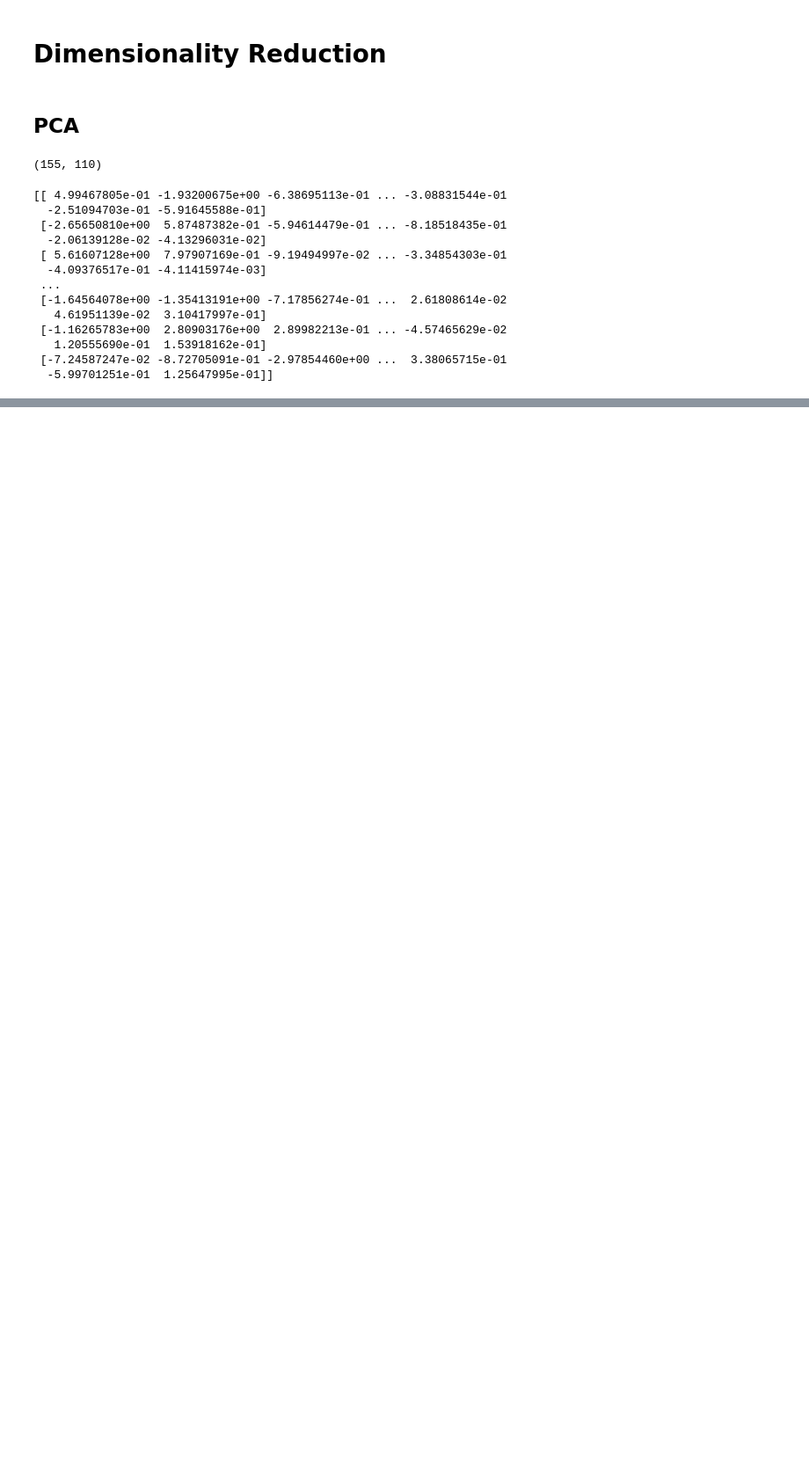
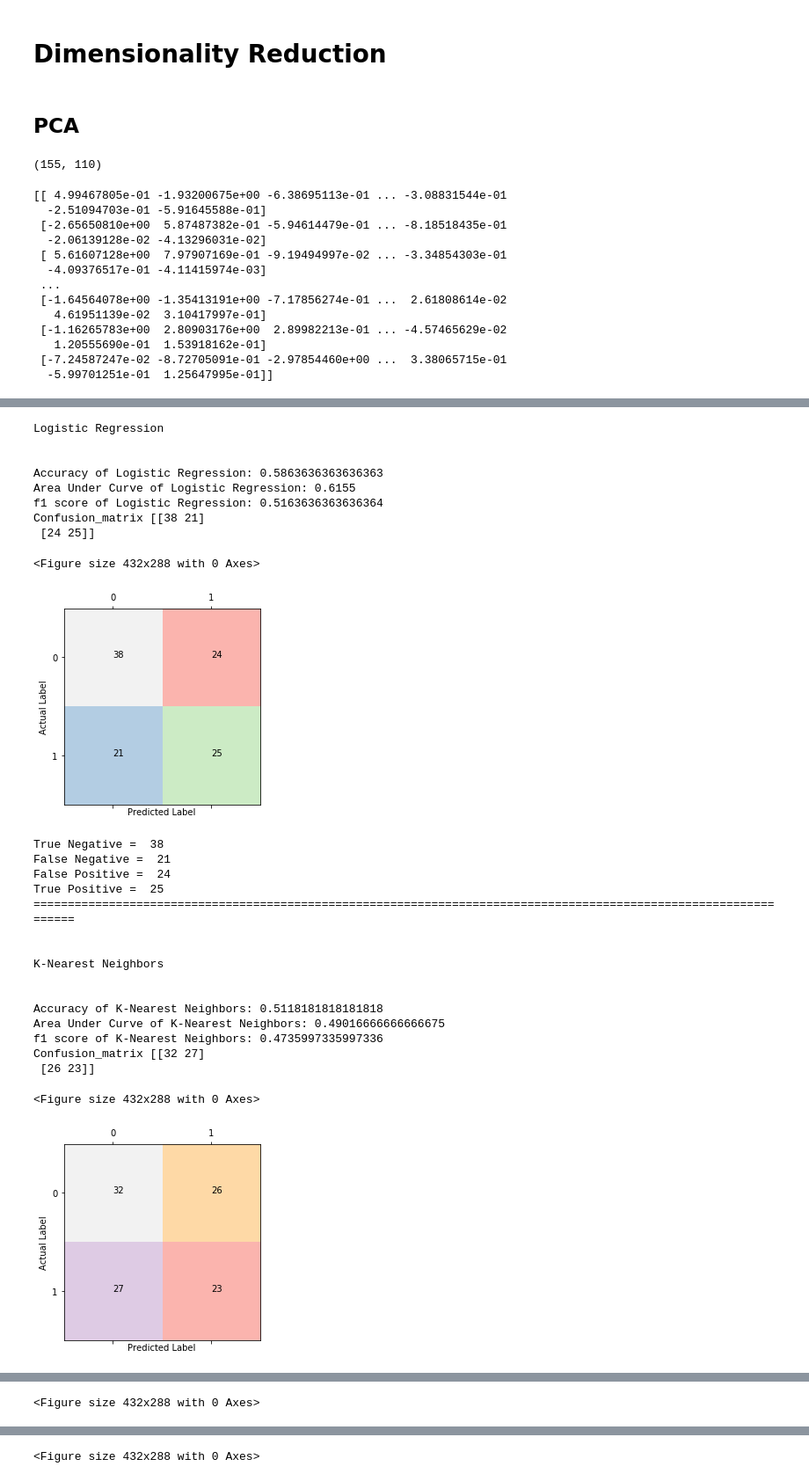
Before and after one commit to brainhack-school2020/tjays7_fmri, a Jupyter notebook: Gender-Classification-fMRI.ipynb, the cells around one changed output, grey strips where cells are left out. Shown at 88% size. Saved outputs shown, nothing was run; the diff lists cells and outputs as text; code cells hidden in the pictures; blank space fills up the shorter version.

```diff
--- a/Gender-Classification-fMRI.ipynb
+++ b/Gender-Classification-fMRI.ipynb
@@ -344,7 +364,7 @@ clf_names = ['Logistic Regression',
 
 classifiers = [LogisticRegression(random_state = 0),
                KNeighborsClassifier(n_neighbors = 3),
-               MLPClassifier(hidden_layer_sizes=(20,20,20), random_state=1),
+               MLPClassifier(hidden_layer_sizes=(2, 4), random_state=1),
                GaussianNB(),
                DecisionTreeClassifier(max_depth = 3),
                RandomForestClassifier(max_depth = 5, n_estimators = 10, max_features = 1)]
@@ -493,0 +543,4 @@ Text(0,0.5,'Second Principal Component')
+# %%
+df_xpca = pd.DataFrame(x_pca)
+print(df_xpca.shape)
+df_xpca.head()
@@ -494,2 +556,2 @@ Text(0,0.5,'Second Principal Component')
 # %%
-X_train_pca, X_val_pca, y_train_pca, y_val_pca = train_val_sets()
+X_train_pca, X_val_pca, y_train_pca, y_val_pca = train_test_sets(df_xpca, df_labels)
@@ -495,0 +560,30 @@ X_train_pca, X_val_pca, y_train_pca, y_val_pca = train_val_sets()
+# %%
+y_pred_pca, acc_pca, roc_auc_pca, f1_pca = ML_metrics(X_train_pca, y_train_pca)
+# %% [output]
+Logistic Regression
+
+
+Accuracy of Logistic Regression: 0.5863636363636363
+Area Under Curve of Logistic Regression: 0.6155
+f1 score of Logistic Regression: 0.5163636363636364
+Confusion_matrix [[38 21]
+ [24 25]]
+<Figure size 432x288 with 0 Axes>
+[figure, added]
+True Negative =  38
+False Negative =  21
+False Positive =  24
+True Positive =  25
+==================================================================================================================
+
+
+K-Nearest Neighbors
+
+
+Accuracy of K-Nearest Neighbors: 0.5118181818181818
+Area Under Curve of K-Nearest Neighbors: 0.49016666666666675
+f1 score of K-Nearest Neighbors: 0.4735997335997336
+Confusion_matrix [[32 27]
+ [26 23]]
+<Figure size 432x288 with 0 Axes>
+[figure, added]
@@ -495,0 +605 @@ X_train_pca, X_val_pca, y_train_pca, y_val_pca = train_val_sets()
+<Figure size 432x288 with 0 Axes>
@@ -495,0 +622 @@ X_train_pca, X_val_pca, y_train_pca, y_val_pca = train_val_sets()
+<Figure size 432x288 with 0 Axes>
```
Also changed, not shown: parts of 19 cells of this notebook.
